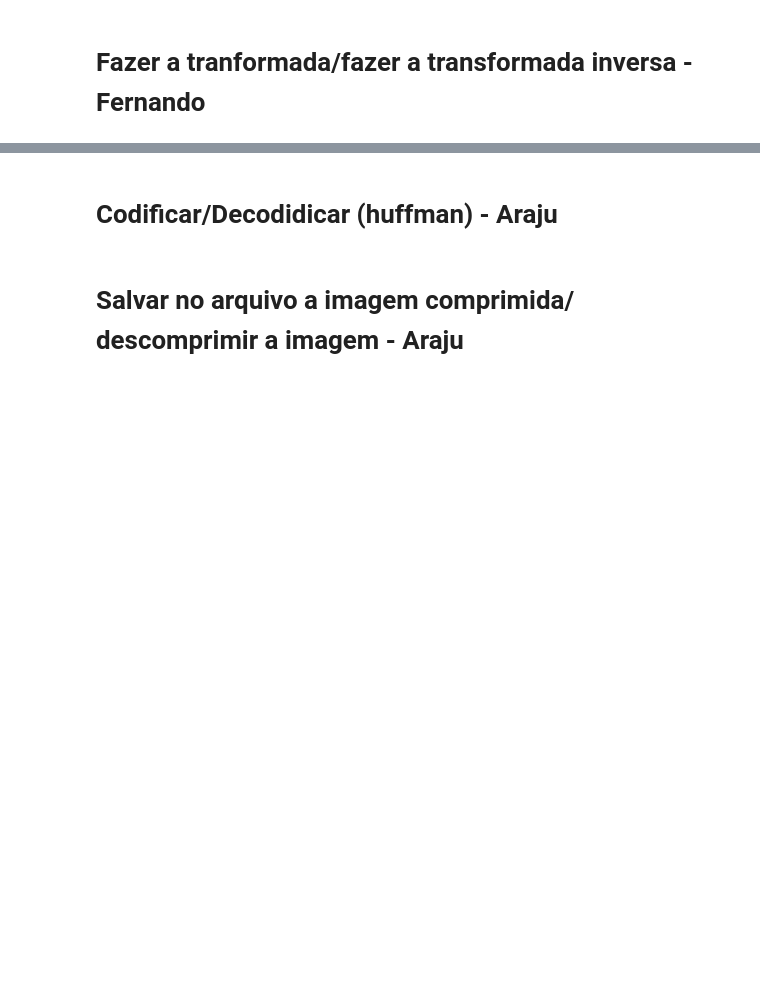
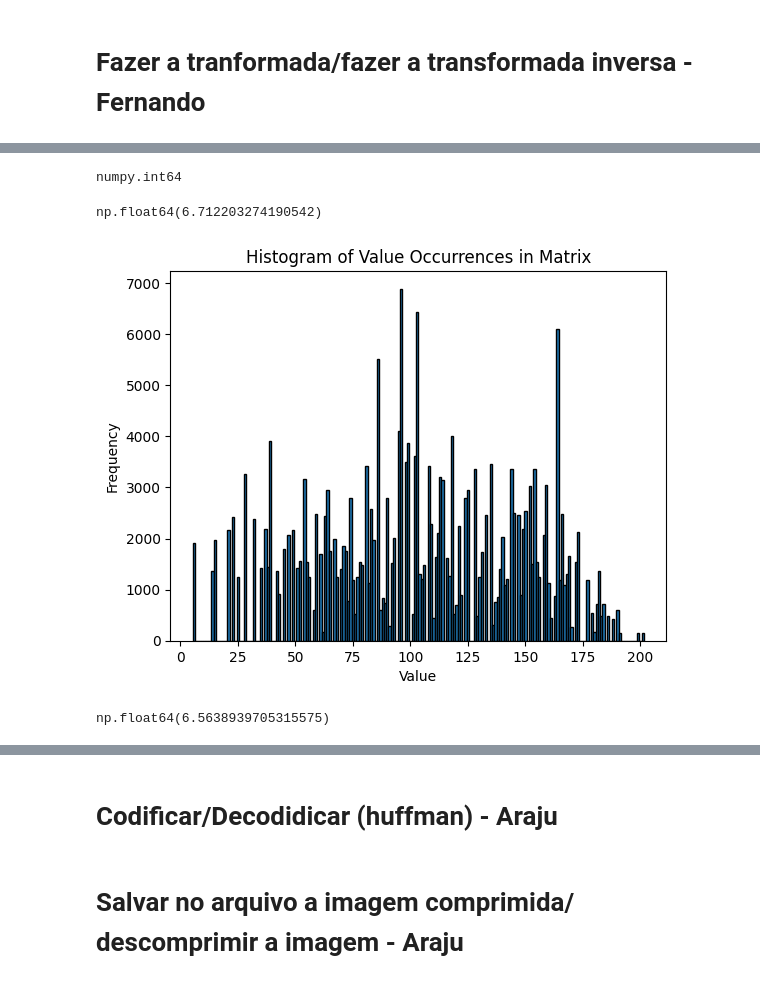
Before and after one commit to raularaju/compressao_imagens, a Jupyter notebook: main.ipynb, the cells around one changed output, grey strips where cells are left out. Cells and saved outputs as stored; diff of their text form; code cells hidden in the pictures; blank space fills up the shorter version.

```diff
--- a/main.ipynb
+++ b/main.ipynb
@@ -214,0 +244,17 @@ plotImage(inversa_manual,'DCT manual')
+# %%
+transformed_img = apply_image_transform(pred_img, BLOCK_SIZE, get_dct)
+type(transformed_img[0][0])
+# %% [output]
+numpy.int64
+# %%
+calculate_entropy(ORIGINAL_IMAGE)
+# %% [output]
+np.float64(6.712203274190542)
+# %%
+plot_histogram(ORIGINAL_IMAGE)
+# %% [output]
+[figure, added]
+# %%
+calculate_entropy(pred_img)
+# %% [output]
+np.float64(6.5638939705315575)
```
Also changed, not shown: parts of 23 cells of this notebook, 1 other file.
